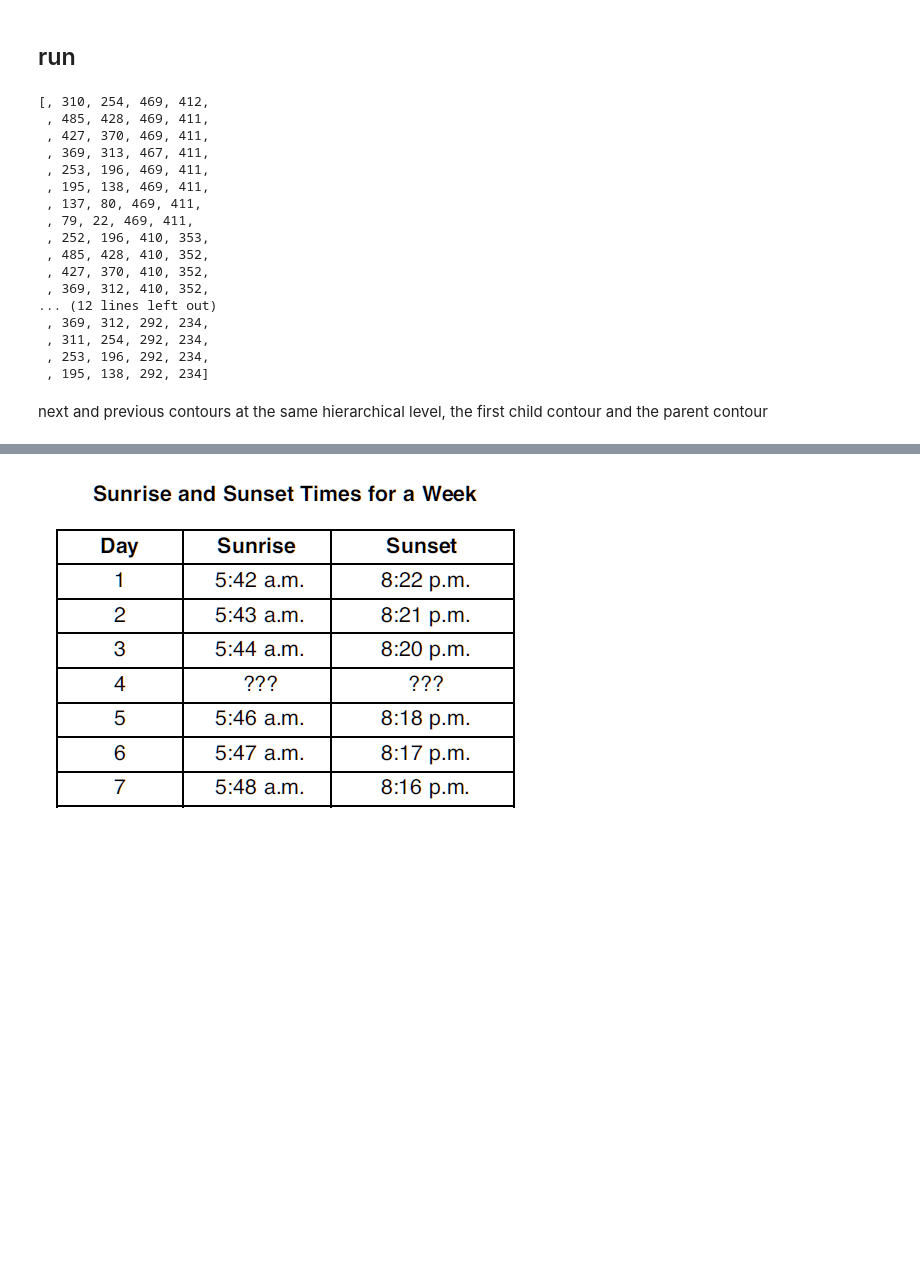
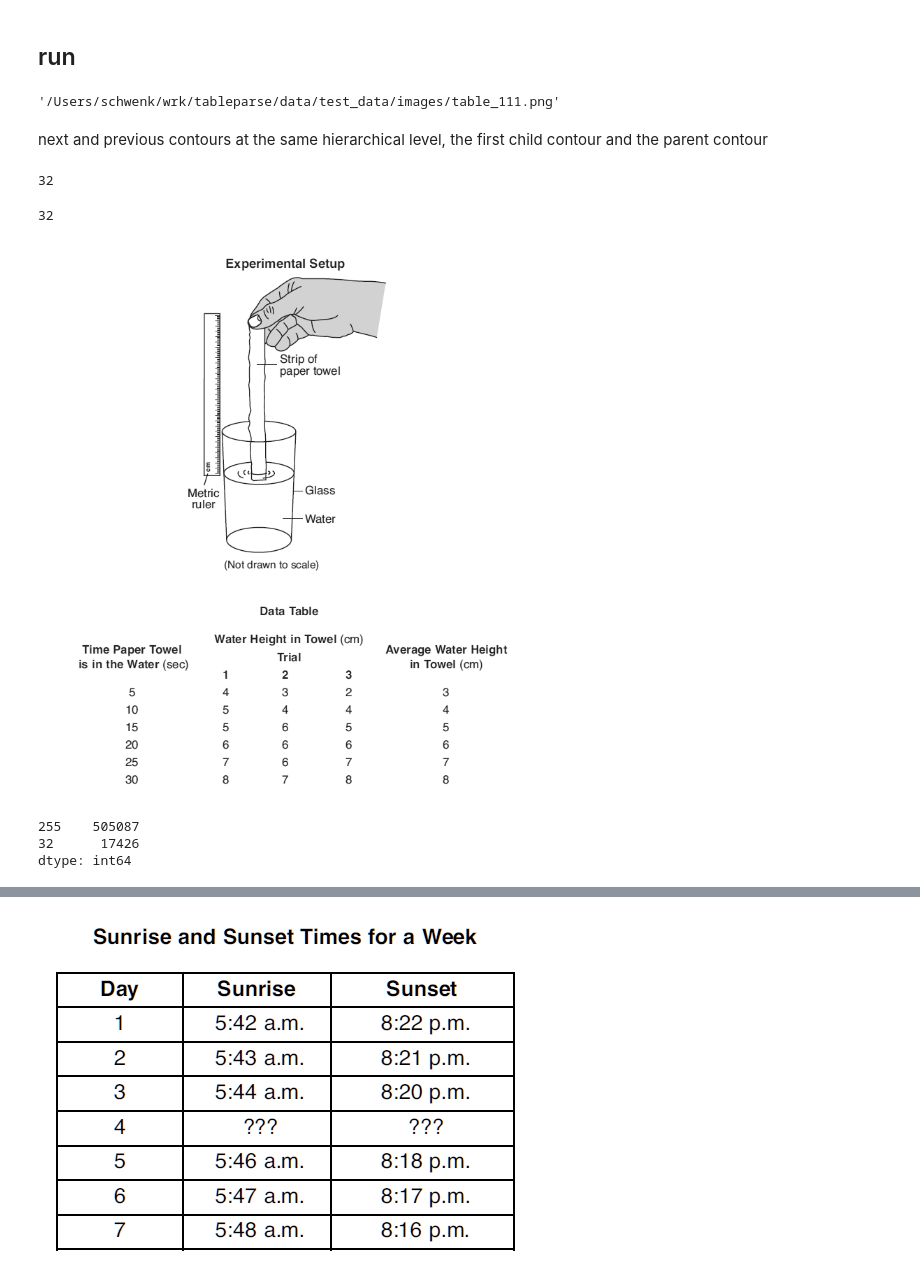
Before and after one commit to drschwenk/tableparse_notebooks, a Jupyter notebook: connected_components.ipynb, the cells around one changed output, grey strips where cells are left out. Saved outputs shown, nothing was run; the diff lists cells and outputs as text; code cells hidden in the pictures; blank space fills up the shorter version.

Commit message:
tableparse dev, finding nearest cell

```diff
--- a/connected_components.ipynb
+++ b/connected_components.ipynb
@@ -170,6 +169,12 @@ image_to_do = test_images[100]
 #     cv2.imwrite(os.path.join(output_dir, image_name), test_img)
 #     cv2.imwrite(os.path.join(output_dir, image_name.replace('.png', '_grid.png')), candidate_grid)
 #     draw_detections(image_to_do, bounding_boxes).save(os.path.join(output_dir,image_name.replace('.png', '_cells.png')))
+# %%
+image_to_do = test_images[110]
+
+image_to_do
+# %% [output]
+'/Users/schwenk/wrk/tableparse/data/test_data/images/table_111.png'
 # %%
 test_img = cv2.imread(image_to_do)
 image_name = os.path.split(image_to_do)[-1]
@@ -184,22 +189,23 @@ grid_cells = [GridCell(cell_from_contour(cont)) for cont in grid_contours]
-# %%
-grid_cells
-# %% [output]
-[, 310, 254, 469, 412,
- , 485, 428, 469, 411,
- , 427, 370, 469, 411,
- , 369, 313, 467, 411,
- , 253, 196, 469, 411,
- , 195, 138, 469, 411,
- , 137, 80, 469, 411,
- , 79, 22, 469, 411,
- , 252, 196, 410, 353,
- , 485, 428, 410, 352,
- , 427, 370, 410, 352,
- , 369, 312, 410, 352,
-... (12 lines left out)
- , 369, 312, 292, 234,
- , 311, 254, 292, 234,
- , 253, 196, 292, 234,
- , 195, 138, 292, 234]
 # %% [markdown]
 next and previous contours at the same hierarchical level, the first child contour and the parent contour
+# %%
+timg = cv2.cvtColor(test_img, cv2.COLOR_BGR2GRAY)
+# %%
+timg.min()
+# %% [output]
+32
+# %%
+(cv2.add(timg, candidate_grid)).min()
+# %% [output]
+32
+# %%
+ifa(cv2.add(timg, candidate_grid))
+# %% [output]
+[figure, added]
+# %%
+ti_coutns = pd.Series(timg.flatten()).value_counts()
+ti_coutns[ti_coutns.index.isin([32, 255])]
+# %% [output]
+255    505087
+32      17426
+dtype: int64
```
Also changed, not shown: parts of 24 cells of this notebook, 10 other files.
